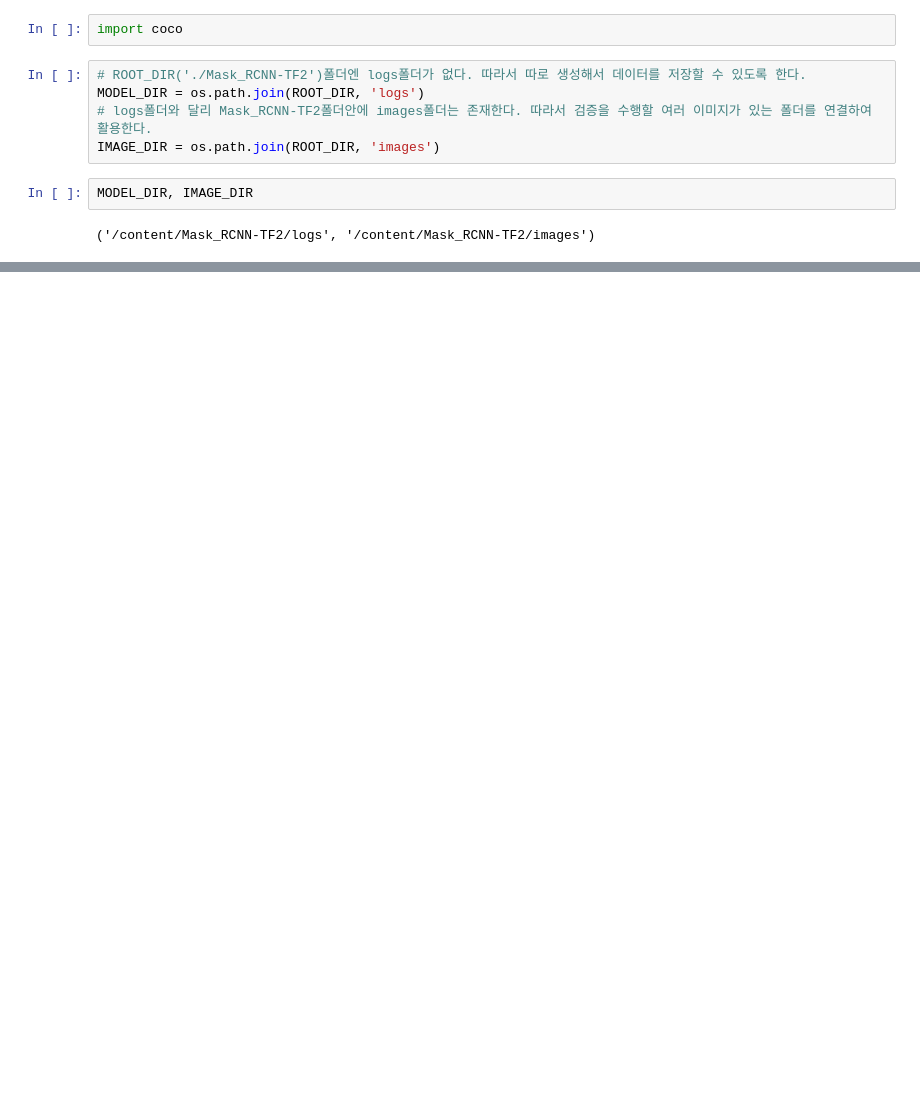
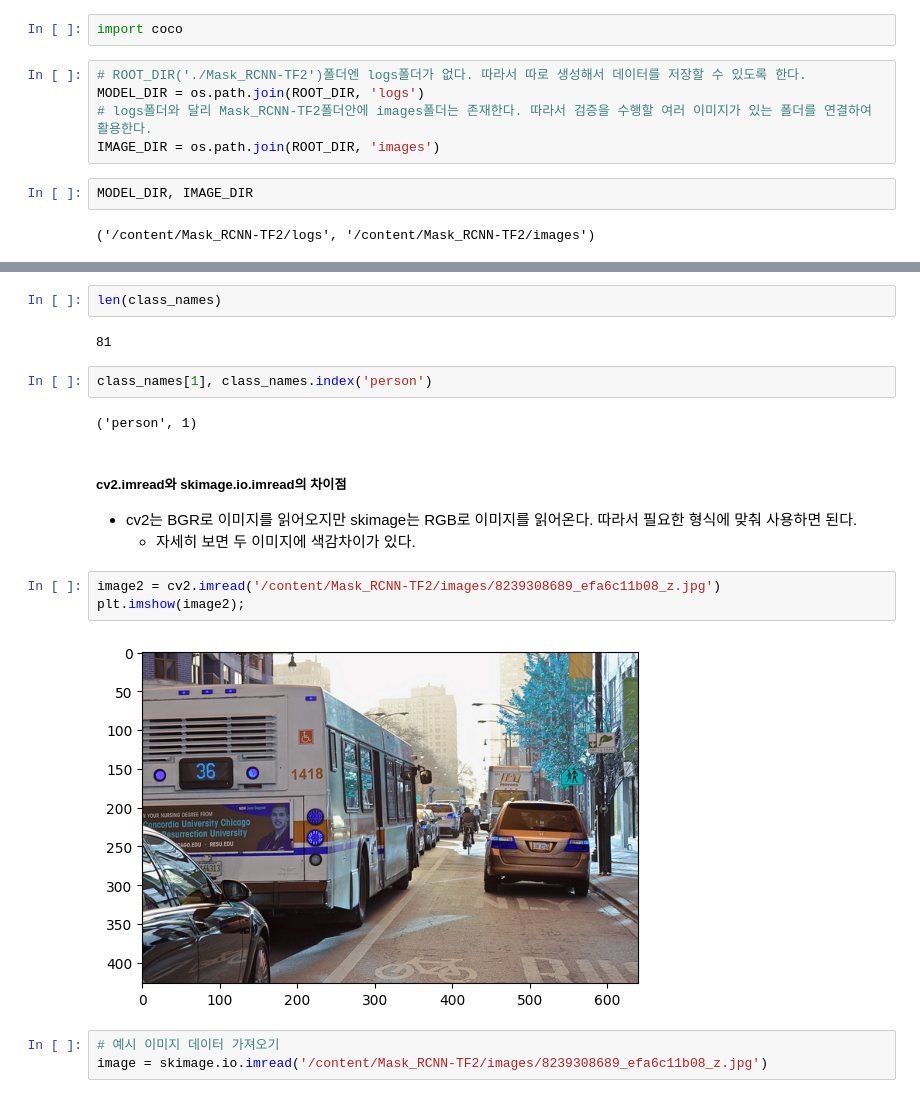
Before and after one commit to LJHgithub2/Computer-Vision, a Jupyter notebook: Image Segmentation/Image_Segmentation.ipynb, the cells around one changed output, grey strips where cells are left out. Saved outputs shown, nothing was run; the diff lists cells and outputs as text; blank space fills up the shorter version.

Commit message:
Image Segmentation 학습(3)

```diff
--- a/Image Segmentation/Image_Segmentation.ipynb
+++ b/Image Segmentation/Image_Segmentation.ipynb
@@ -178,0 +251,20 @@ MODEL_DIR, IMAGE_DIR
+# %%
+len(class_names)
+# %% [output]
+81
+# %%
+class_names[1], class_names.index('person')
+# %% [output]
+('person', 1)
+# %% [markdown]
+##### cv2.imread와 skimage.io.imread의 차이점
+- cv2는 BGR로 이미지를 읽어오지만 skimage는 RGB로 이미지를 읽어온다. 따라서 필요한 형식에 맞춰 사용하면 된다.
+  - 자세히 보면 두 이미지에 색감차이가 있다.
+# %%
+image2 = cv2.imread('/content/Mask_RCNN-TF2/images/8239308689_efa6c11b08_z.jpg')
+plt.imshow(image2);
+# %% [output]
+[figure, added]
+# %%
+# 예시 이미지 데이터 가져오기
+image = skimage.io.imread('/content/Mask_RCNN-TF2/images/8239308689_efa6c11b08_z.jpg')
```
Also changed, not shown: parts of 14 cells of this notebook.
